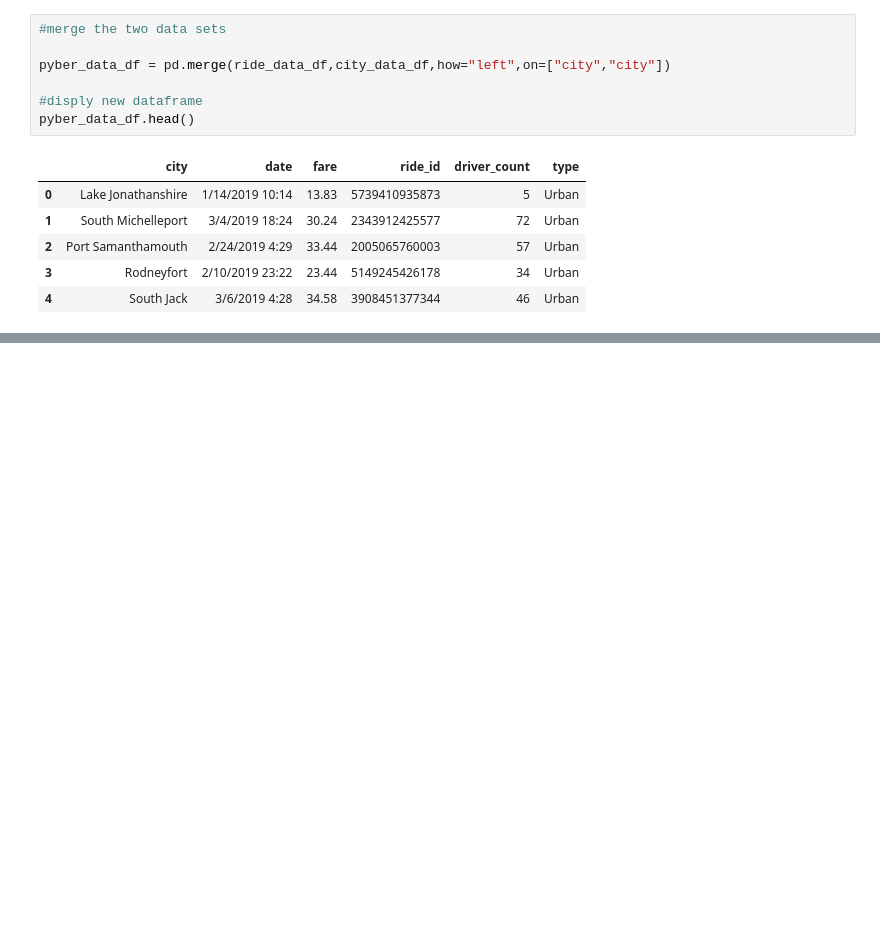
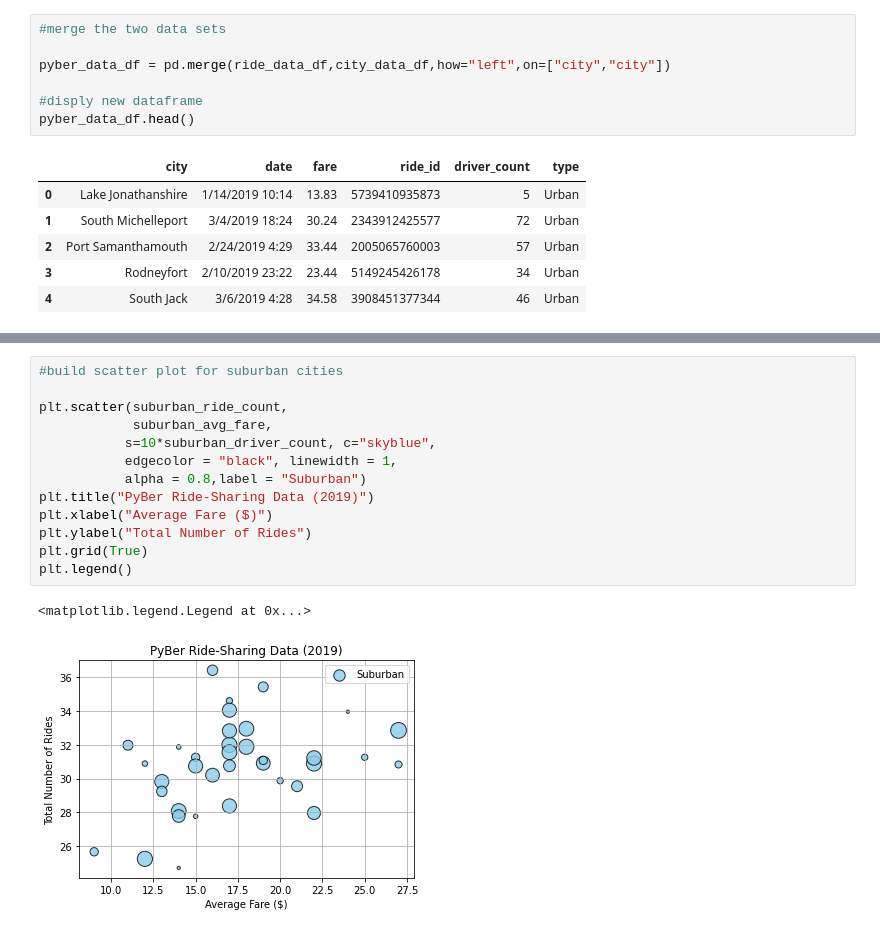
Before and after one commit to sever1sd/PyBer_Analysis, a Jupyter notebook: PyBer_Analysis.ipynb, the cells around one changed output, grey strips where cells are left out. Drawn from its saved outputs; the diff is of its cells as text; blank space fills up the shorter version.

```diff
--- a/PyBer_Analysis.ipynb
+++ b/PyBer_Analysis.ipynb
@@ -111,0 +149,16 @@ pyber_data_df.head()
+# %%
+#build scatter plot for suburban cities
+
+plt.scatter(suburban_ride_count,
+            suburban_avg_fare,
+           s=10*suburban_driver_count, c="skyblue",
+           edgecolor = "black", linewidth = 1,
+           alpha = 0.8,label = "Suburban")
+plt.title("PyBer Ride-Sharing Data (2019)")
+plt.xlabel("Average Fare ($)")
+plt.ylabel("Total Number of Rides")
+plt.grid(True)
+plt.legend()
+# %% [output]
+<matplotlib.legend.Legend at 0x...>
+[figure, added]
```
Also changed, not shown: parts of 8 cells of this notebook, 1 other file.
